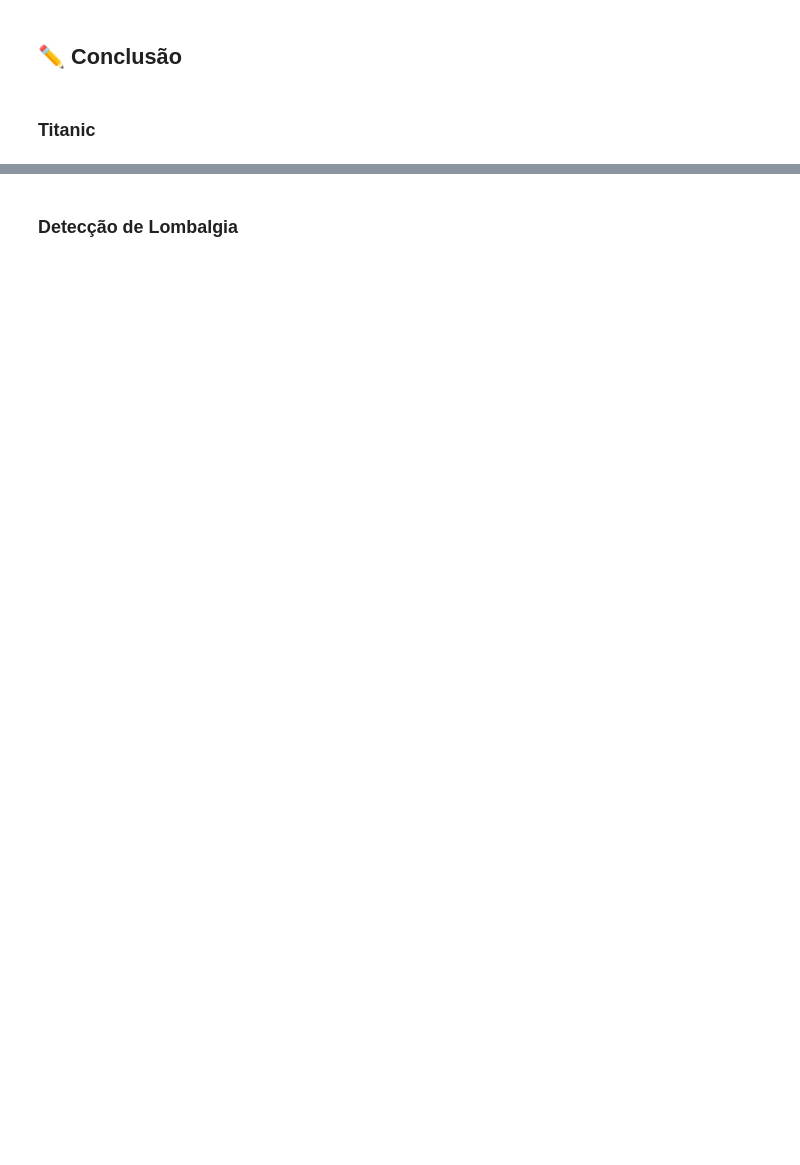
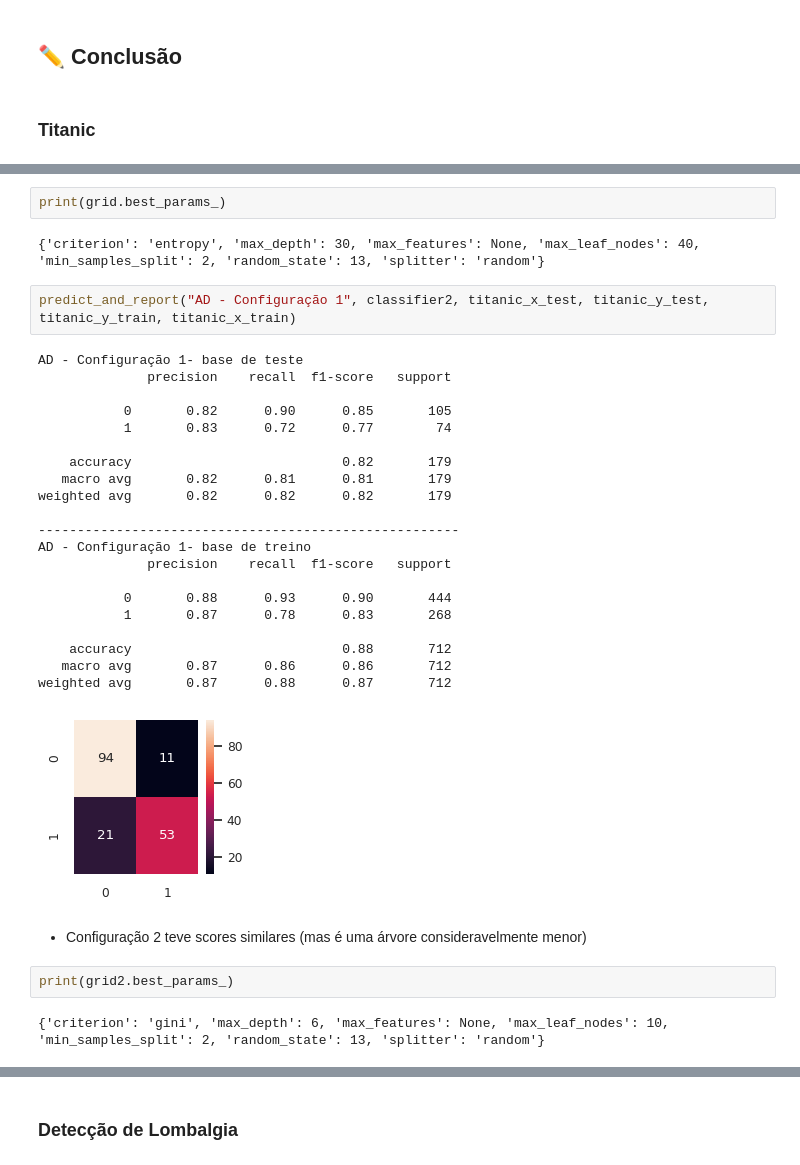
Before and after one commit to aliceoq/titanic-decision-tree, a Jupyter notebook: Mini_projeto_AD.ipynb, the cells around one changed output, grey strips where cells are left out. Cells and saved outputs as stored; diff of their text form; blank space fills up the shorter version.

```diff
--- a/Mini_projeto_AD.ipynb
+++ b/Mini_projeto_AD.ipynb
@@ -636,0 +594,34 @@ weighted avg       0.81      0.80      0.80        93
+# %%
+print(grid.best_params_)
+# %% [output]
+{'criterion': 'entropy', 'max_depth': 30, 'max_features': None, 'max_leaf_nodes': 40, 'min_samples_split': 2, 'random_state': 13, 'splitter': 'random'}
+# %%
+predict_and_report("AD - Configuração 1", classifier2, titanic_x_test, titanic_y_test, titanic_y_train, titanic_x_train)
+# %% [output]
+AD - Configuração 1- base de teste
+              precision    recall  f1-score   support
+
+           0       0.82      0.90      0.85       105
+           1       0.83      0.72      0.77        74
+
+    accuracy                           0.82       179
+   macro avg       0.82      0.81      0.81       179
+weighted avg       0.82      0.82      0.82       179
+
+------------------------------------------------------
+AD - Configuração 1- base de treino
+              precision    recall  f1-score   support
+
+           0       0.88      0.93      0.90       444
+           1       0.87      0.78      0.83       268
+
+    accuracy                           0.88       712
+   macro avg       0.87      0.86      0.86       712
+weighted avg       0.87      0.88      0.87       712
+[figure, added]
+# %% [markdown]
+- Configuração 2 teve scores similares (mas é uma árvore consideravelmente menor)
+# %%
+print(grid2.best_params_)
+# %% [output]
+{'criterion': 'gini', 'max_depth': 6, 'max_features': None, 'max_leaf_nodes': 10, 'min_samples_split': 2, 'random_state': 13, 'splitter': 'random'}
```
Also changed, not shown: parts of 49 cells of this notebook, 1 other file.
